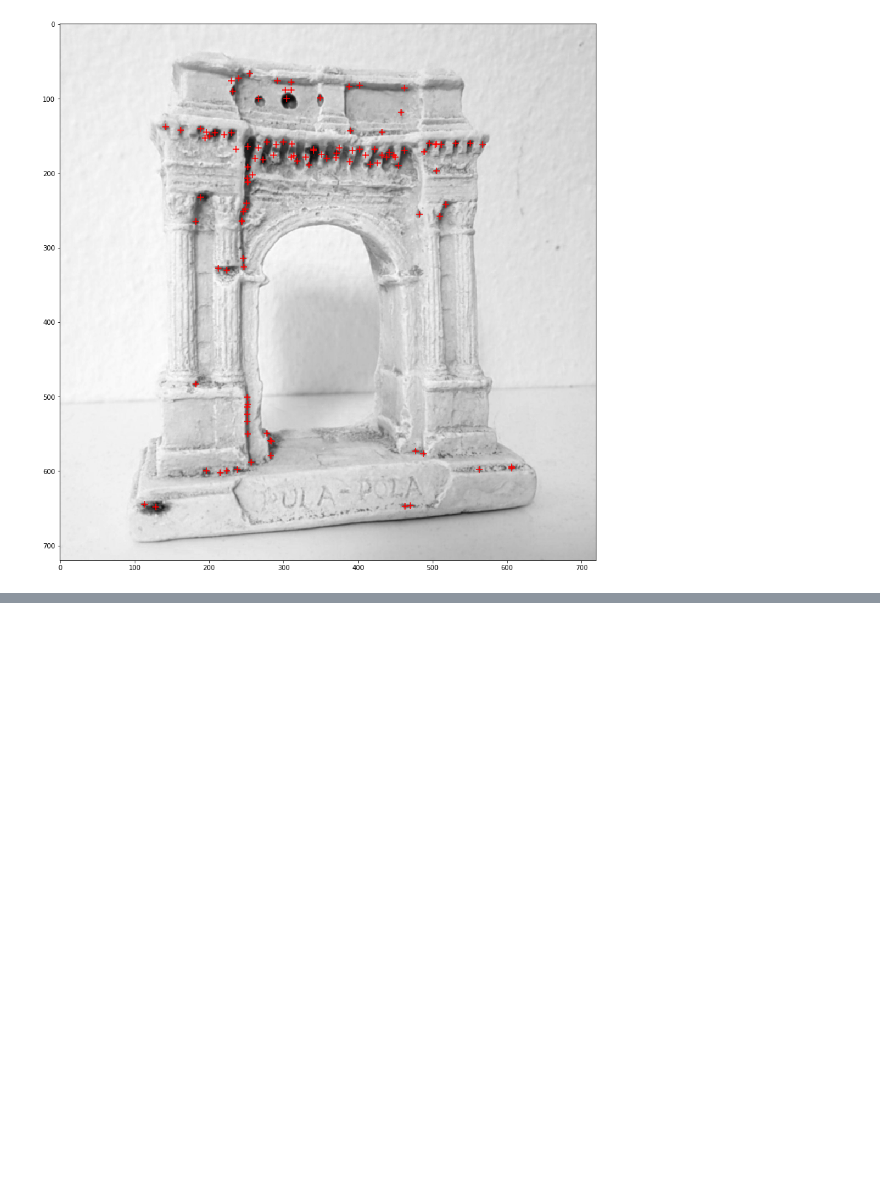
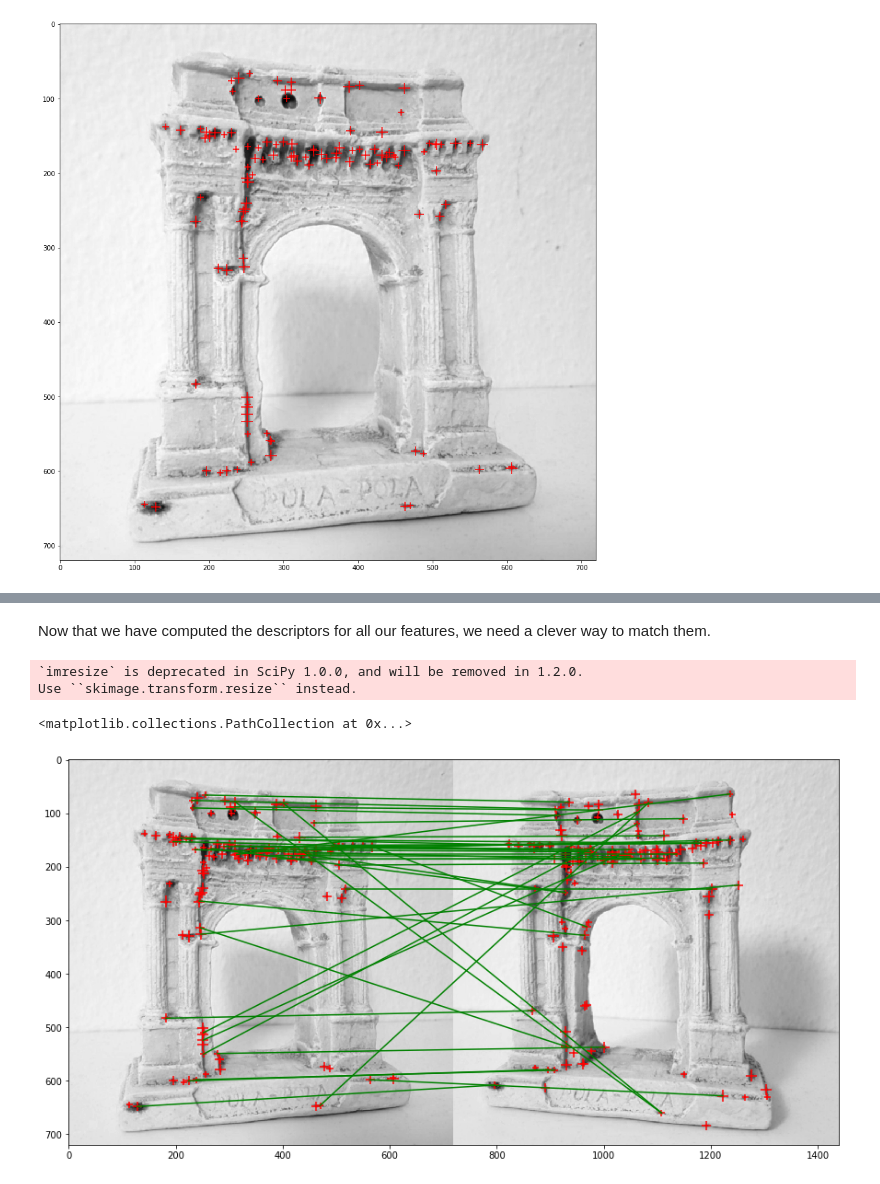
Before and after one commit to polygon-software/python-visual-odometry, a Jupyter notebook: Chapter 7 - Point Feature Description & Matching (FAST, SIFT, SURF).ipynb, the cells around one changed output, grey strips where cells are left out. Drawn from its saved outputs; the diff is of its cells as text; code cells hidden in the pictures; blank space fills up the shorter version.

Commit message:
Finished improperly code for SIFT Matching, non-commented and bad performance

```diff
--- a/Chapter 7 - Point Feature Description & Matching (FAST, SIFT, SURF).ipynb
+++ b/Chapter 7 - Point Feature Description & Matching (FAST, SIFT, SURF).ipynb
@@ -294,0 +384,2 @@ plt.show()
+# %% [markdown]
+Now that we have computed the descriptors for all our features, we need a clever way to match them.
@@ -294,0 +417,38 @@ plt.show()
+# %%
+# Image 1
+img_1 = np.array(mpimg.imread('img/chapter_6/harris_1.jpg')[:,:,0] , dtype=np.float32) / 255
+dog_pyramid_1 = computePyramid(img_1, n_octaves, n_scales, sigma, img_type='DoG')
+gradient_pyramid_1 = computePyramid(img_1, n_octaves, n_scales, sigma, img_type='gradient')
+x_positions_1, y_positions_1, octaves_1, scales_1 = extractFeatures(dog_pyramid_1)
+descriptors_1 = [extractDescriptor(gradient_pyramid_1, octaves_1[i], scales_1[i], x_positions_1[i], y_positions_1[i]) for i in range(len(x_positions_1))]
+
+# Image 2
+img_2 = np.array(mpimg.imread('img/chapter_6/harris_2.jpg')[:,:,0] , dtype=np.float32) / 255
+dog_pyramid_2 = computePyramid(img_2, n_octaves, n_scales, sigma, img_type='DoG')
+gradient_pyramid_2 = computePyramid(img_2, n_octaves, n_scales, sigma, img_type='gradient')
+x_positions_2, y_positions_2, octaves_2, scales_2 = extractFeatures(dog_pyramid_2)
+descriptors_2 = [extractDescriptor(gradient_pyramid_2, octaves_2[i], scales_2[i], x_positions_2[i], y_positions_2[i]) for i in range(len(x_positions_2))]
+# %% [output]
+`imresize` is deprecated in SciPy 1.0.0, and will be removed in 1.2.0.
+Use ``skimage.transform.resize`` instead.
+# %%
+# Calculate matches
+matches = match_descriptors(descriptors_1, descriptors_2)
+
+# Create a combined image and shift the x positions of the second image
+combined_img = np.concatenate((img_1, img_2), axis=1)
+x_positions_2_shifted = x_positions_2 + len(img_2[0])
+plt.imshow(combined_img, cmap='gray')
+
+# Draw lines between all descriptors that have valid matches (> -1)
+for i in range(len(matches)):
+    match = matches[i]
+    if match > -1:
+        plt.plot([x_positions_1[i], x_positions_2_shifted[match]], [y_positions_1[i], y_positions_2[match]], c='g')
+
+# Plot descriptors for each image
+plt.scatter(x=x_positions_1, y=y_positions_1, c='r', s=scales_1*50, marker='+')
+plt.scatter(x=x_positions_2_shifted, y=y_positions_2, c='r', s=scales_2*50, marker='+')
+# %% [output]
+<matplotlib.collections.PathCollection at 0x...>
+[figure, added]
```
Also changed, not shown: parts of 7 cells of this notebook, 1 other file.
